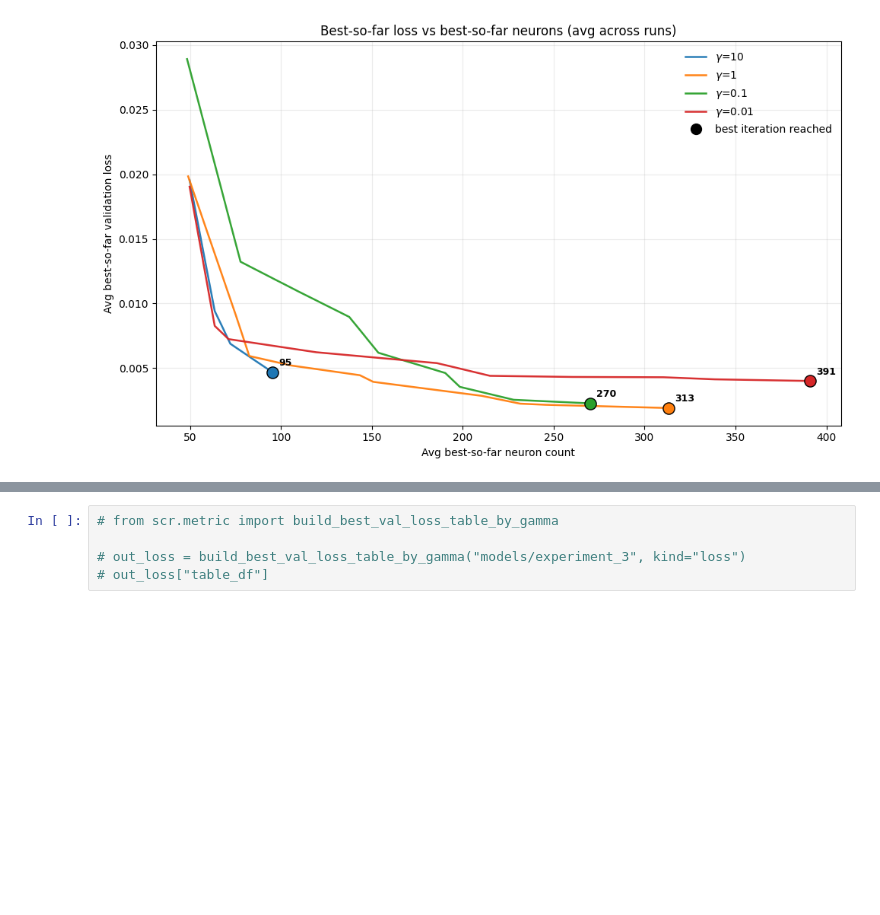
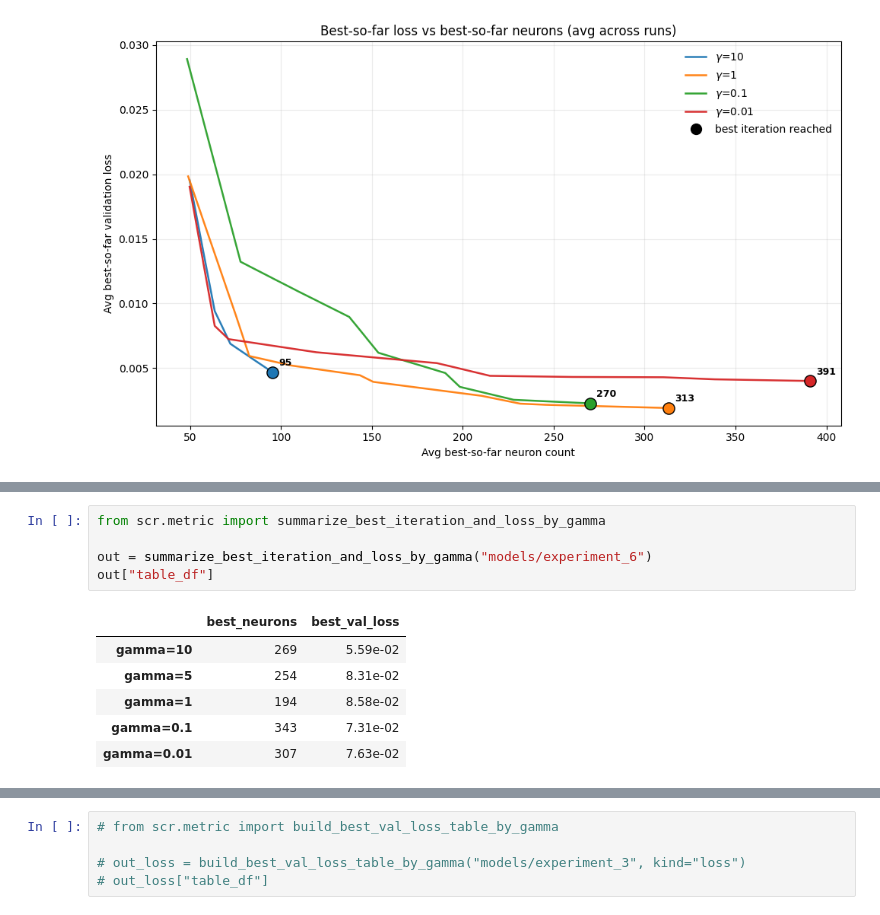
Before and after one commit to KeWu5678/NNforHJB, a Jupyter notebook: notebook/experiment_analysis.ipynb, the cells around one changed output, grey strips where cells are left out. Saved outputs shown, nothing was run; the diff lists cells and outputs as text; blank space fills up the shorter version.

```diff
--- a/notebook/experiment_analysis.ipynb
+++ b/notebook/experiment_analysis.ipynb
@@ -94,0 +142,12 @@ plot_best_loss_vs_best_neurons_by_gamma(
+# %%
+from scr.metric import summarize_best_iteration_and_loss_by_gamma
+
+out = summarize_best_iteration_and_loss_by_gamma("models/experiment_6")
+out["table_df"]
+# %% [output]
+|  | best_neurons | best_val_loss |
+| gamma=10 | 269 | 5.59e-02 |
+| gamma=5 | 254 | 8.31e-02 |
+| gamma=1 | 194 | 8.58e-02 |
+| gamma=0.1 | 343 | 7.31e-02 |
+| gamma=0.01 | 307 | 7.63e-02 |
```
Also changed, not shown: parts of 10 cells of this notebook, 3 other files.
